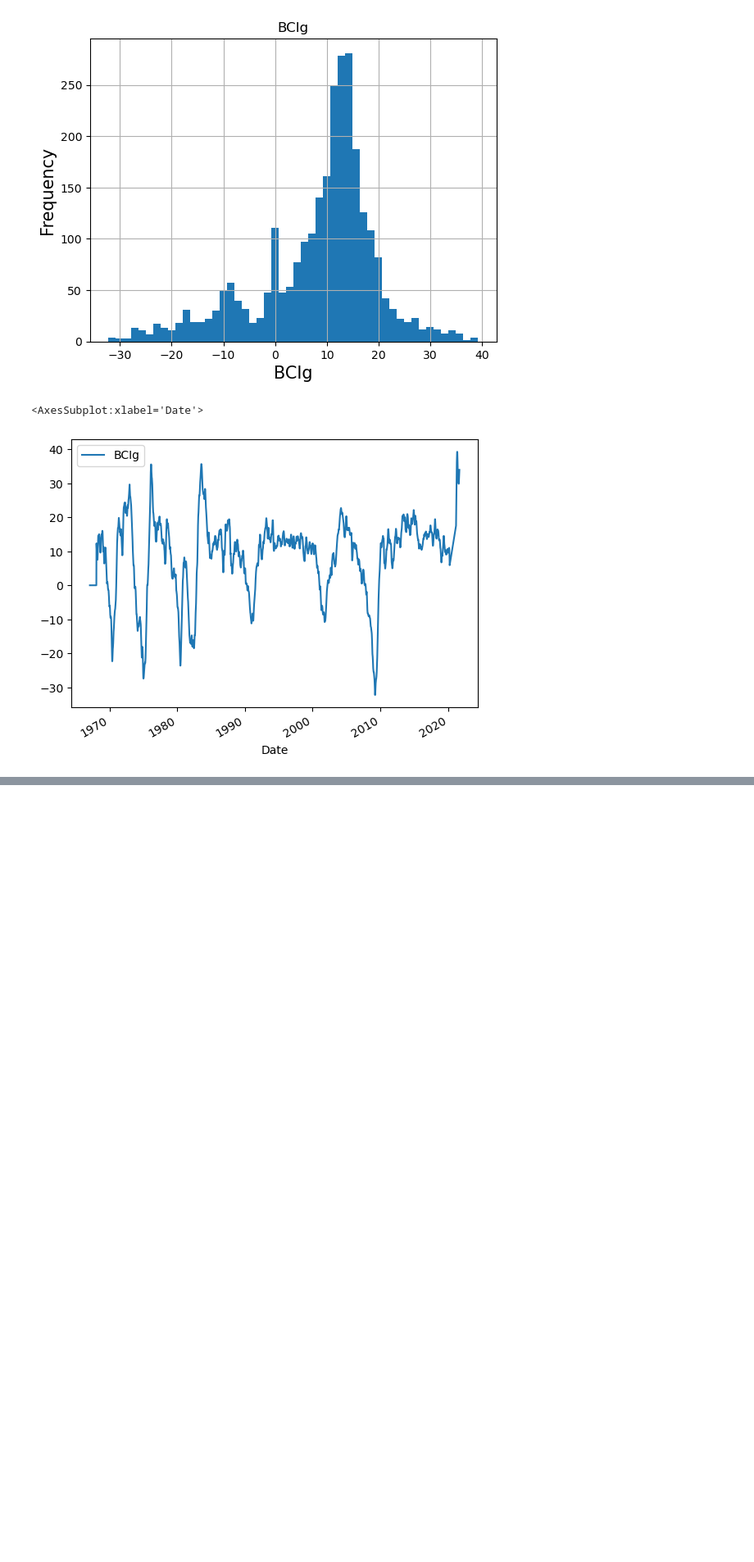
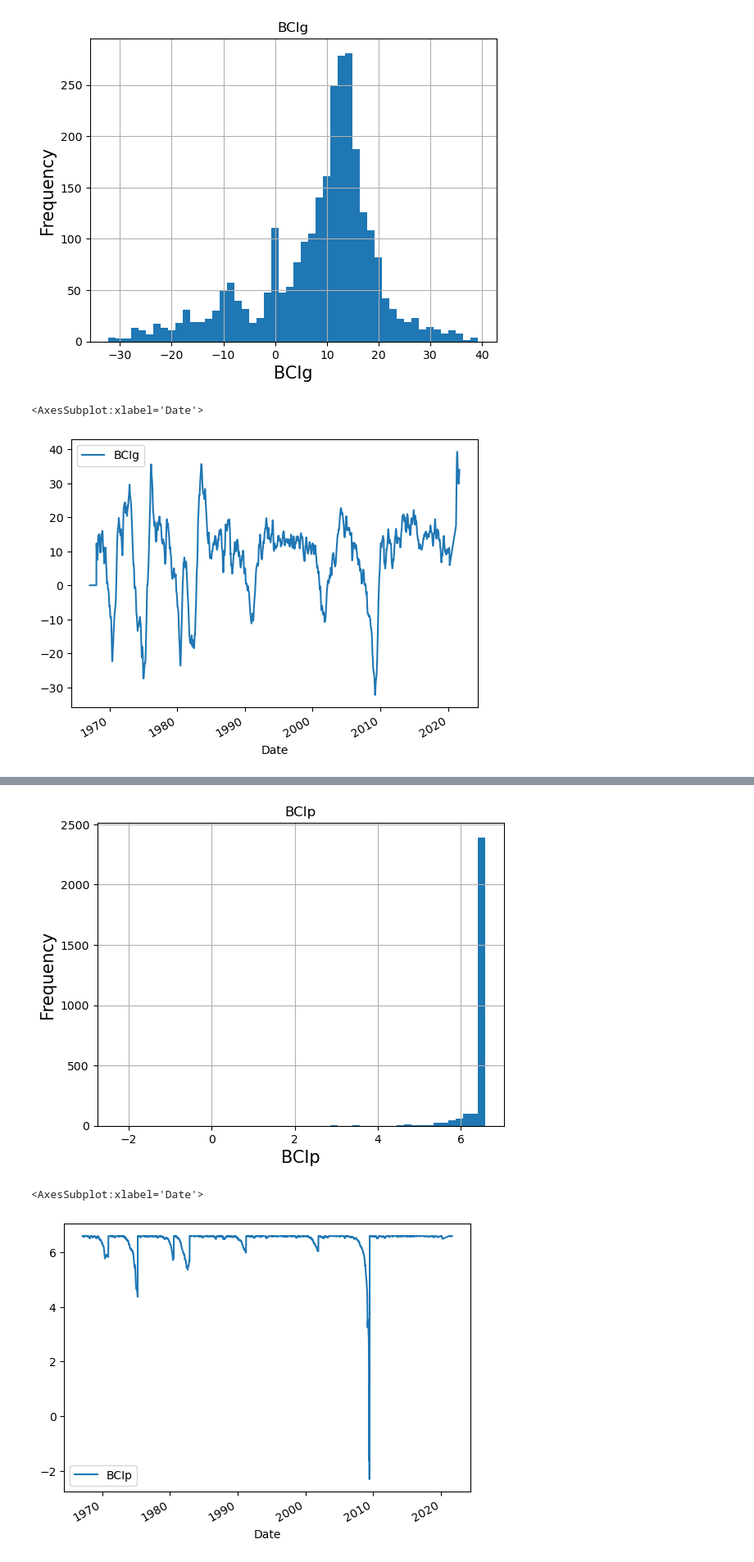
Before and after one commit to Jakoviz/Forward-looking-model-of-the-US-economy, a Jupyter notebook: notebooks/BCI_USRECD_pre_processing.ipynb, the cells around one changed output, grey strips where cells are left out. Shown at 82% size. Saved outputs shown, nothing was run; the diff lists cells and outputs as text; code cells hidden in the pictures; blank space fills up the shorter version.

```diff
--- a/notebooks/BCI_USRECD_pre_processing.ipynb
+++ b/notebooks/BCI_USRECD_pre_processing.ipynb
@@ -67,7 +71,11 @@ df.plot(y="BCIg")
 # %%
-# df.hist(column = "BCIp", bins = 50)
-# plt.xlabel("BCIp",fontsize=15)
-# plt.ylabel("Frequency",fontsize=15)
-# plt.show()
-# df.plot(y="BCIp")
+df.hist(column = "BCIp", bins = 50)
+plt.xlabel("BCIp",fontsize=15)
+plt.ylabel("Frequency",fontsize=15)
+plt.show()
+df.plot(y="BCIp")
+# %% [output]
+[figure, added]
+<AxesSubplot:xlabel='Date'>
+[figure, added]
 # %%
```
Also changed, not shown: parts of 3 cells of this notebook, 2 other files.
